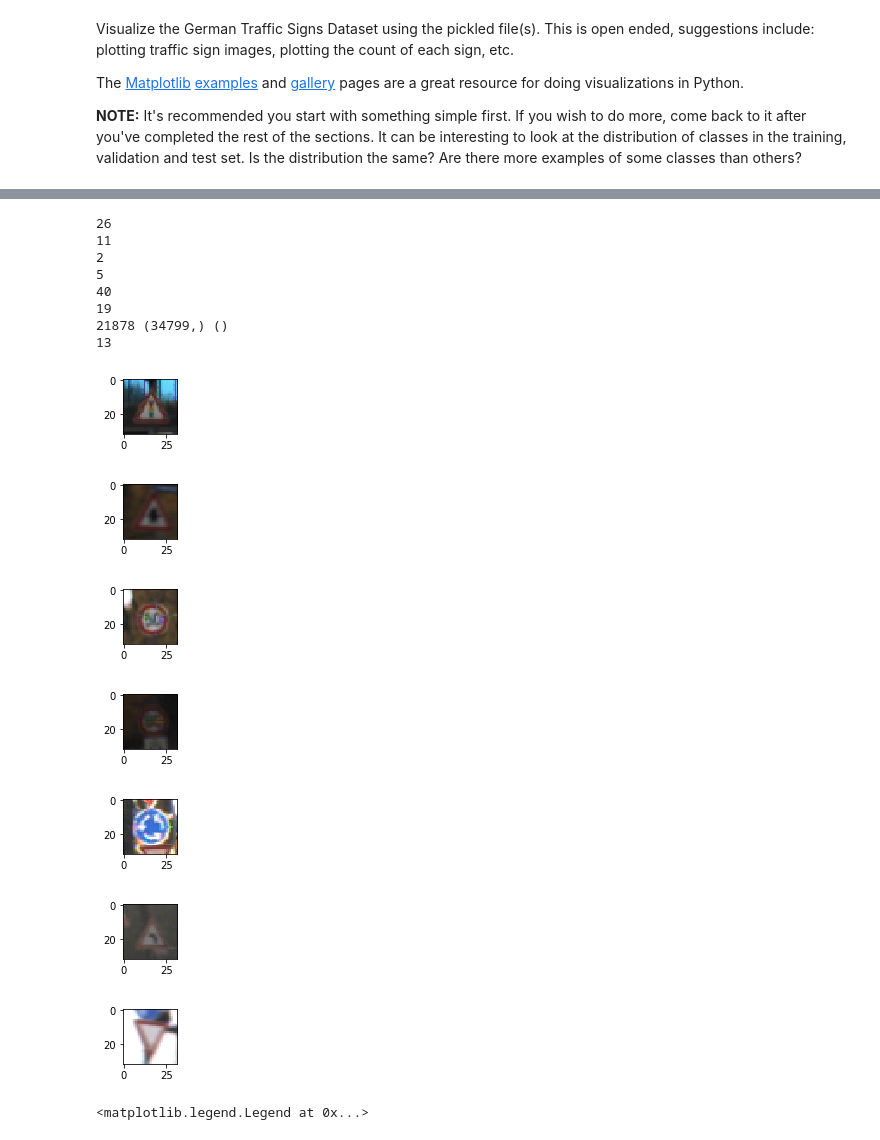
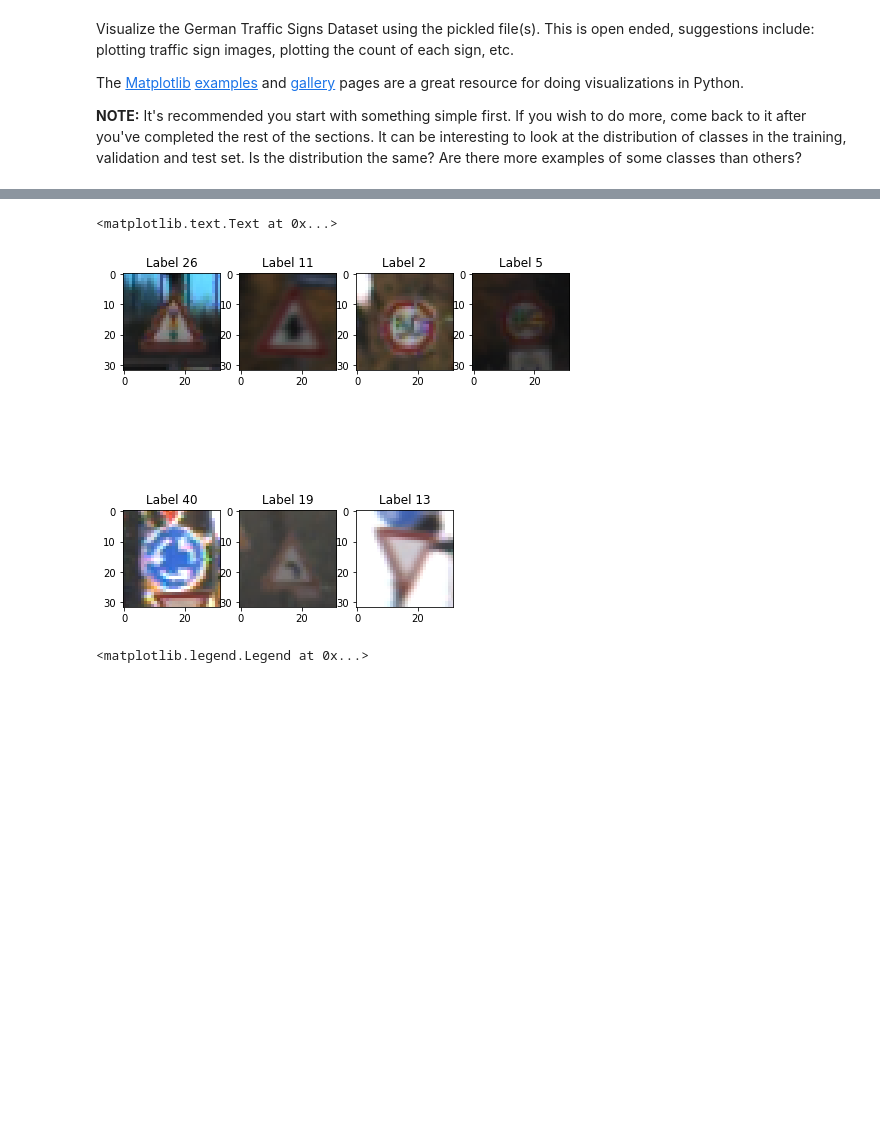
Before and after one commit to var7/CarND-Traffic-Sign-Classifier-Project, a Jupyter notebook: Traffic_Sign_Classifier.ipynb, the cells around one changed output, grey strips where cells are left out. Cells and saved outputs as stored; diff of their text form; code cells hidden in the pictures; blank space fills up the shorter version.

```diff
--- a/Traffic_Sign_Classifier.ipynb
+++ b/Traffic_Sign_Classifier.ipynb
@@ -114,77 +114,71 @@ print(y_train[index])
 index = y_train.tolist().index(26)
 image = X_train[index]
 
-plt.figure(figsize=(1,1))
+plt.figure(figsize=(8, 8))
+plt.subplot(241)
 plt.imshow(image)
-print(y_train[index])
+plt.title('Label {}'.format(y_train[index]))
 
 # 11,Right-of-way at the next intersection
 index = y_train.tolist().index(11)
 image = X_train[index]
 
-plt.figure(figsize=(1,1))
+# plt.figure(figsize=(1,1))
+plt.subplot(242)
 plt.imshow(image)
-print(y_train[index])
+plt.title('Label {}'.format(y_train[index]))
 
 # speed limit 50
 index = y_train.tolist().index(2)
 image = X_train[index]
 
-plt.figure(figsize=(1,1))
+# plt.figure(figsize=(1,1))
+plt.subplot(243)
 plt.imshow(image)
-print(y_train[index])
+plt.title('Label {}'.format(y_train[index]))
 
 # speed limit 80
 index = y_train.tolist().index(5)
 image = X_train[index]
 
-plt.figure(figsize=(1,1))
+# plt.figure(figsize=(1,1))
+plt.subplot(244)
 plt.imshow(image)
-print(y_train[index])
+plt.title('Label {}'.format(y_train[index]))
 
 # roundabout
 index = y_train.tolist().index(40)
 image = X_train[index]
 
-plt.figure(figsize=(1,1))
+# plt.figure(figsize=(1,1))
+plt.subplot(245)
 plt.imshow(image)
-print(y_train[index])
+plt.title('Label {}'.format(y_train[index]))
 
 # 19,Dangerous curve to the left
 index = np.where(y_train == 19)[0][90]
-# print(index)
+# plt.title('Label {}'.format(index)
 # index = y_train.tolist().index(19)
 image = X_train[index]
 
-plt.figure(figsize=(1,1))
+# plt.figure(figsize=(1,1))
+plt.subplot(246)
 plt.imshow(image)
-print(y_train[index])
+plt.title('Label {}'.format(y_train[index]))
 
 # 13,Yield
 index = np.where(y_train == 13)[0][68]
-# print(index, y_train.shape, (index.shape))
+# plt.title('Label {}'.format(index, y_train.shape, (index.shape))
 # index = y_train.tolist().index(13)
 image = X_train[index]
 
-plt.figure(figsize=(1,1))
+# plt.figure(figsize=(1,1))
+plt.subplot(247)
 plt.imshow(image)
-print(y_train[index])
+plt.title('Label {}'.format(y_train[index]))
 # %% [output]
-26
-11
-2
-5
-40
-19
-21878 (34799,) ()
-13
+<matplotlib.text.Text at 0x...>
-[figure, old version]
+[figure, new version]
-[figure, removed]
-[figure, removed]
-[figure, removed]
-[figure, removed]
-[figure, removed]
-[figure, removed]
 # %%
 bins = range(0, n_classes)
 plt.figure(figsize=(15,10))
```
Also changed, not shown: parts of 11 cells of this notebook, 3 other files.
